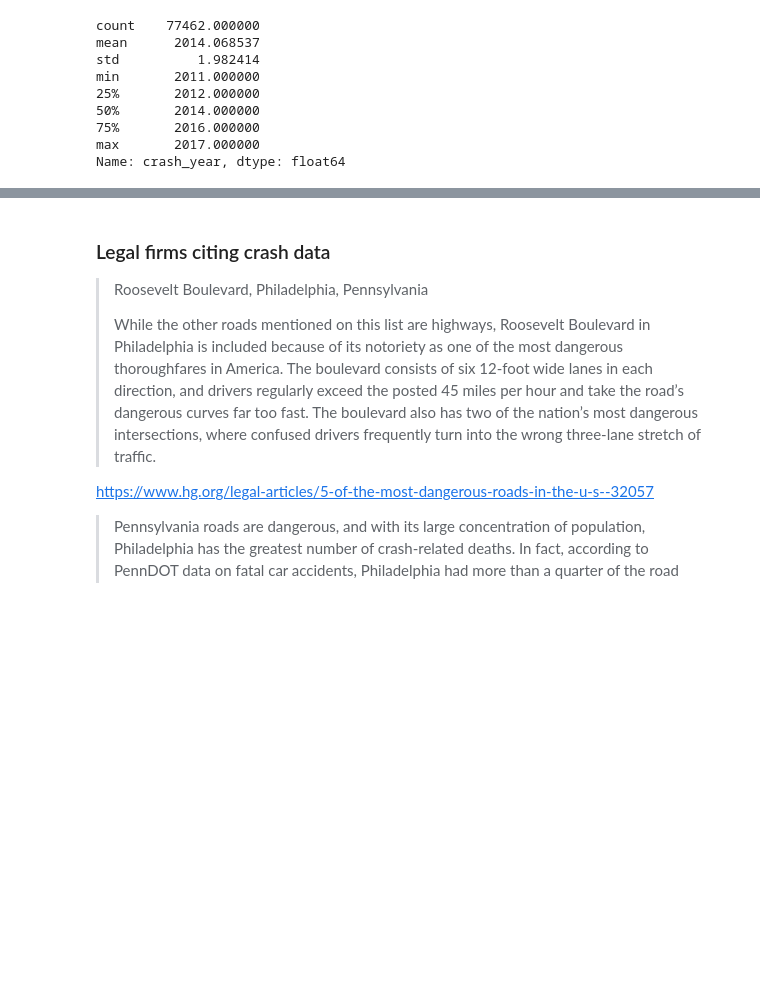
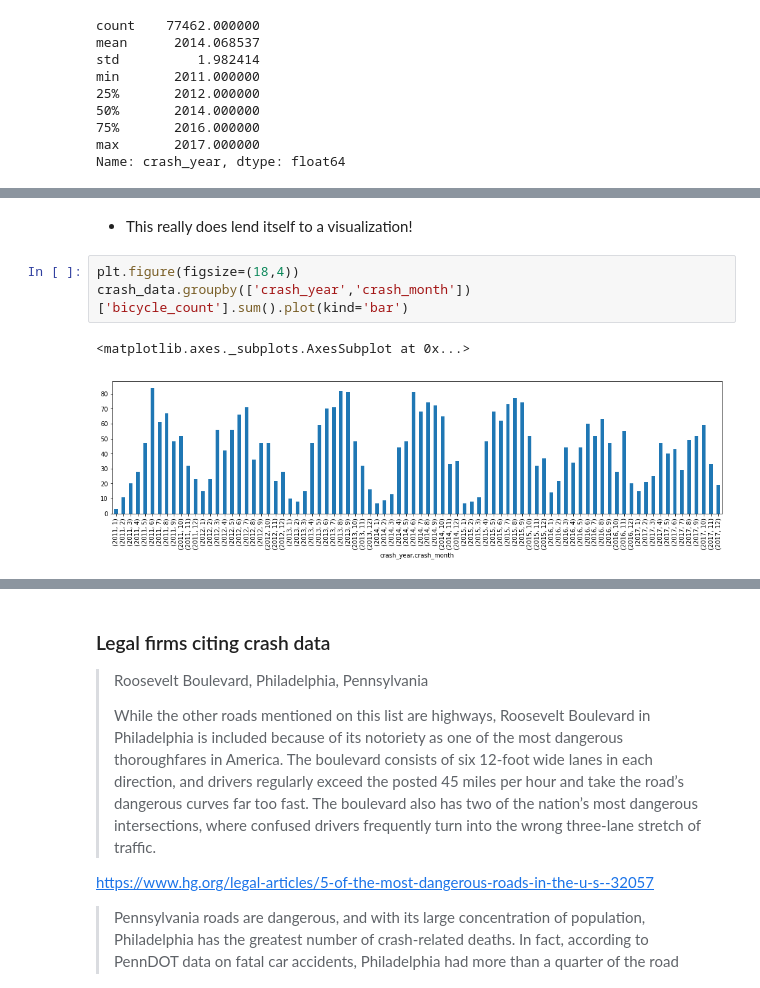
Before and after one commit to mbod/comm318_stories_from_data_fall2019, a Jupyter notebook: notebooks/lectures/0_course_overview/introduction_to_python_programming_for_data_journalism.ipynb, the cells around one changed output, grey strips where cells are left out. Cells and saved outputs as stored; diff of their text form; blank space fills up the shorter version.

```diff
--- a/notebooks/lectures/0_course_overview/introduction_to_python_programming_for_data_journalism.ipynb
+++ b/notebooks/lectures/0_course_overview/introduction_to_python_programming_for_data_journalism.ipynb
@@ -245,0 +575,8 @@ len(crash_data.columns)
+# %% [markdown]
+* This really does lend itself to a visualization!
+# %%
+plt.figure(figsize=(18,4))
+crash_data.groupby(['crash_year','crash_month'])['bicycle_count'].sum().plot(kind='bar')
+# %% [output]
+<matplotlib.axes._subplots.AxesSubplot at 0x...>
+[figure, added]
```
Also changed, not shown: parts of 64 cells of this notebook.
